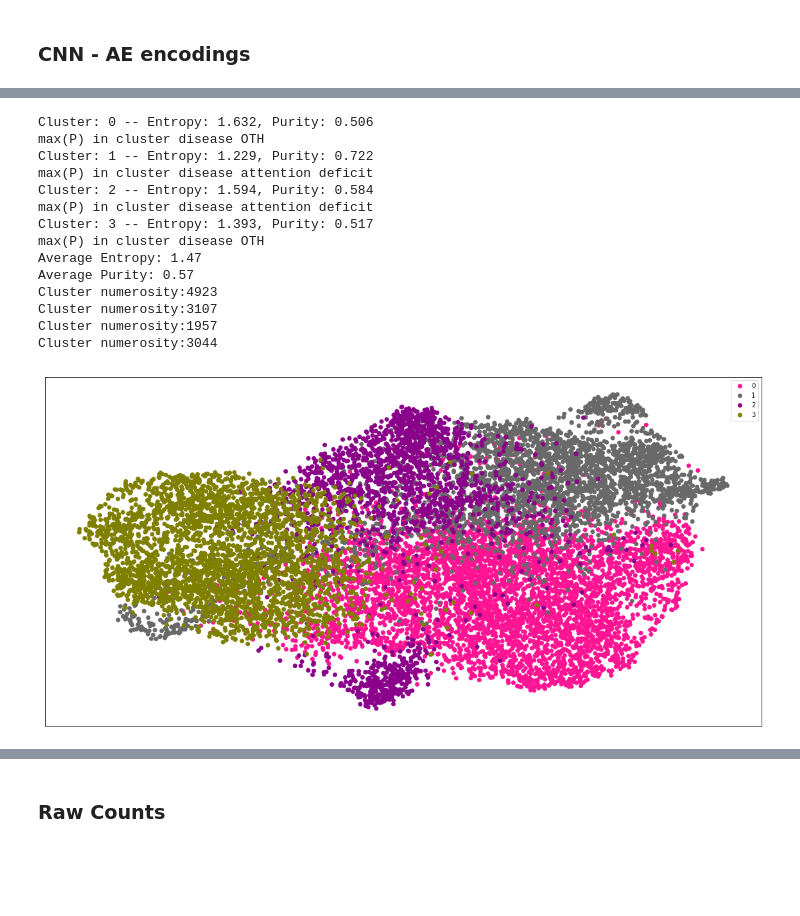
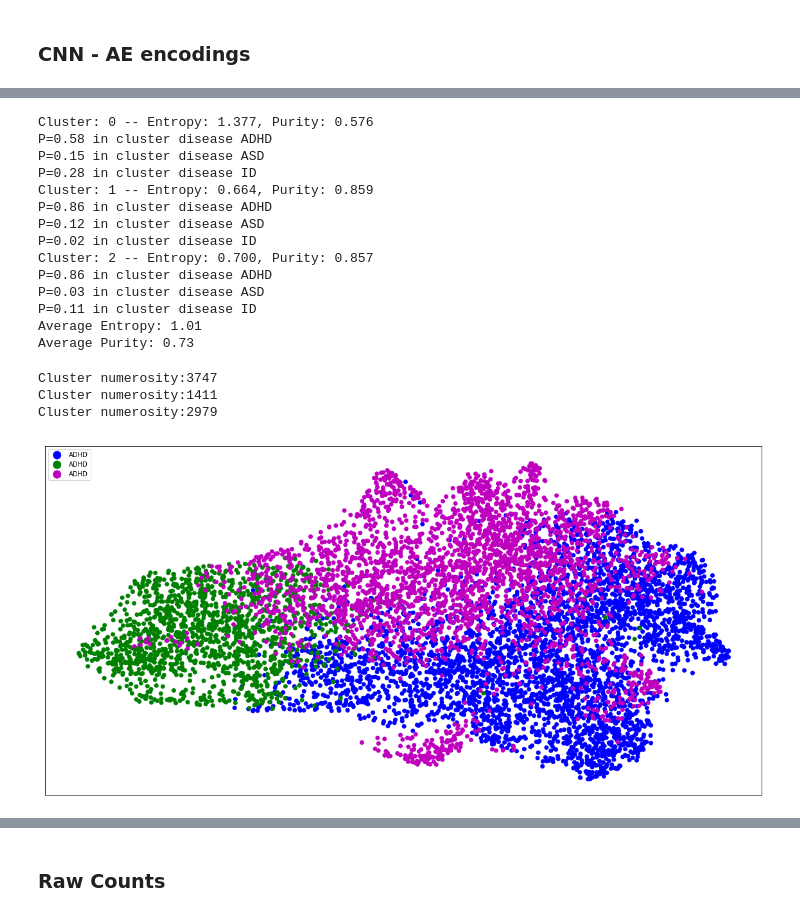
Before and after one commit to landiisotta/stratification_ILRM, a Jupyter notebook: src_v2/clustering_viz_long_AUTISM.ipynb, the cells around one changed output, grey strips where cells are left out. Drawn from its saved outputs; the diff is of its cells as text; code cells hidden in the pictures; blank space fills up the shorter version.

```diff
--- a/src_v2/clustering_viz_long_AUTISM.ipynb
+++ b/src_v2/clustering_viz_long_AUTISM.ipynb
@@ -144,0 +164,21 @@ disease_count
+# %%
+from scipy.cluster.hierarchy import dendrogram, linkage, ward, cut_tree
+
+for d, nc, cu in zip(disease_count.keys(), [3,7,4], [137, 162, 84]):
+    tmp_enc = []
+    for idx, m in enumerate(mrns):
+        if gt_disease[m] == d:
+            tmp_enc.append(encoded[idx])
+    #tmp_enc = scaler.fit_transform(tmp_enc)
+    print("Disorder: %s\n" % d)
+    linked = linkage(tmp_enc, 'ward')
+    label = cut_tree(linked, nc)
+    plt.figure(figsize=(10, 7))
+    dendrogram(linked,
+            orientation='top',
+            distance_sort='descending',
+            no_labels=True,
+            show_leaf_counts=False,
+            color_threshold=cu)
+    plt.axhline(cu, linestyle='dashed')
+    plt.show()
@@ -160,15 +207,15 @@ ehr_strat_model = False
 if ehr_strat_model == True:
     HCpar = {'linkage_clu':'complete',
              'affinity_clu':'cosine',
-             'min_cl':2,
+             'min_cl':3,
              'max_cl':11}
 else:
     HCpar = {'linkage_clu':'ward',
              'affinity_clu':'euclidean',
-             'min_cl':2,
+             'min_cl':3,
              'max_cl':11}
-FRpar = {'n_terms':20,
-        'ty_terms':['icd9', 'medication', 'lab', 'cpt', 'procedure']}
+FRpar = {'n_terms':30,
+        'ty_terms':['icd9', 'medication']}
 # %%
 # analyze clustering using silhouette scores
 def silhouette_analysis(data,
@@ -544,23 +584,33 @@ single_plot(encoded_umap, disease_class_first, colors_en1)
+# %%
+# plot cluster results
+clusters, pur_vec, idxd = outer_clustering_analysis(encoded, disease_class_first, preproc=False)
+# %% [output]
+Cluster: 0 -- Entropy: 1.377, Purity: 0.576
+P=0.58 in cluster disease ADHD
+P=0.15 in cluster disease ASD
+P=0.28 in cluster disease ID
+Cluster: 1 -- Entropy: 0.664, Purity: 0.859
+P=0.86 in cluster disease ADHD
+P=0.12 in cluster disease ASD
+P=0.02 in cluster disease ID
+Cluster: 2 -- Entropy: 0.700, Purity: 0.857
+P=0.86 in cluster disease ADHD
+P=0.03 in cluster disease ASD
+P=0.11 in cluster disease ID
+Average Entropy: 1.01
+Average Purity: 0.73
 # %%
-# plot cluster results
-clusters = outer_clustering_analysis(encoded, disease_class_first, preproc=False)
-colors_en2 = [colormap[v] for v in clusters]
-single_plot(encoded_umap, clusters, colors_en2)
+labels = []
+for p in pur_vec:
+    idx = p.index(max(p))
+    labels.append(idxd[idx])
+colors_vec = ['b','g','m','darkorange','saddlebrown','dimgrey']
+colors_en2 = [colors_vec[v] for v in clusters]
+single_plot(encoded_umap, clusters, colors_en2, labels, 'neurodev-ext-plot.png')
 for i in range(len(set(clusters))):
     print("Cluster numerosity:{0}".format(clusters.count(i)))
 # %% [output]
-Cluster: 0 -- Entropy: 1.632, Purity: 0.506
-max(P) in cluster disease OTH
-Cluster: 1 -- Entropy: 1.229, Purity: 0.722
-max(P) in cluster disease attention deficit
-Cluster: 2 -- Entropy: 1.594, Purity: 0.584
-max(P) in cluster disease attention deficit
-Cluster: 3 -- Entropy: 1.393, Purity: 0.517
-max(P) in cluster disease OTH
-Average Entropy: 1.47
-Average Purity: 0.57
-Cluster numerosity:4923
-Cluster numerosity:3107
-Cluster numerosity:1957
-Cluster numerosity:3044
+Cluster numerosity:3747
+Cluster numerosity:1411
+Cluster numerosity:2979
-[figure, old version]
+[figure, new version]
```
Also changed, not shown: parts of 34 cells of this notebook, 39 other files.
